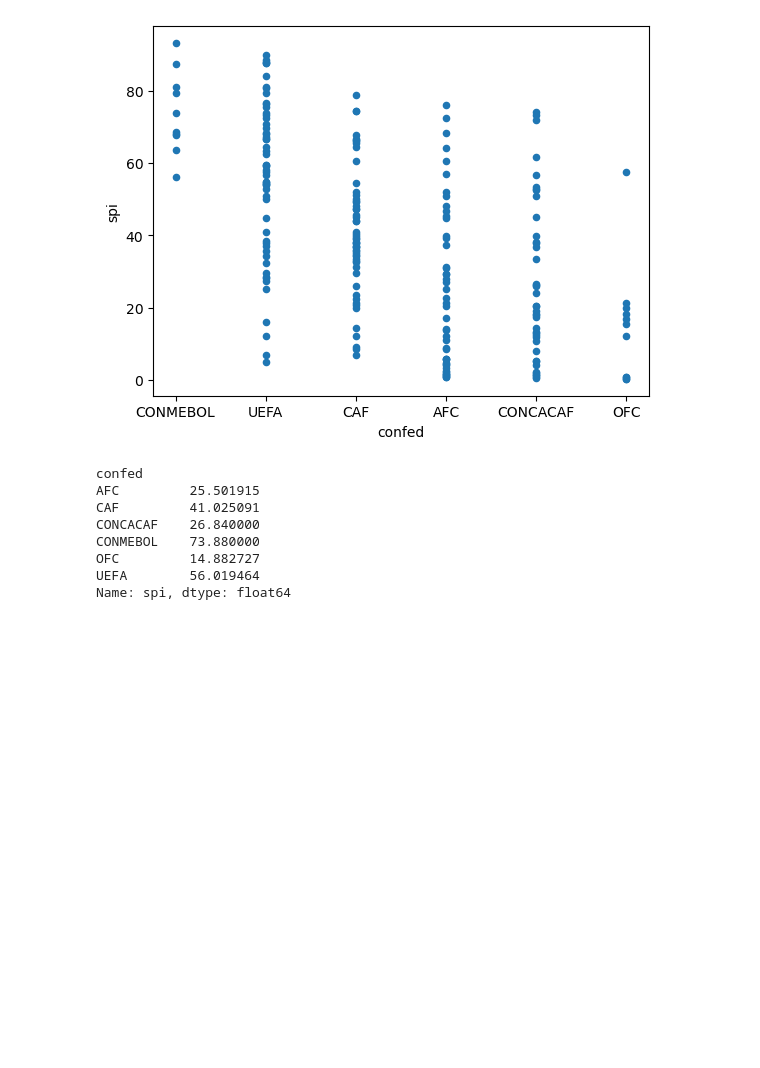
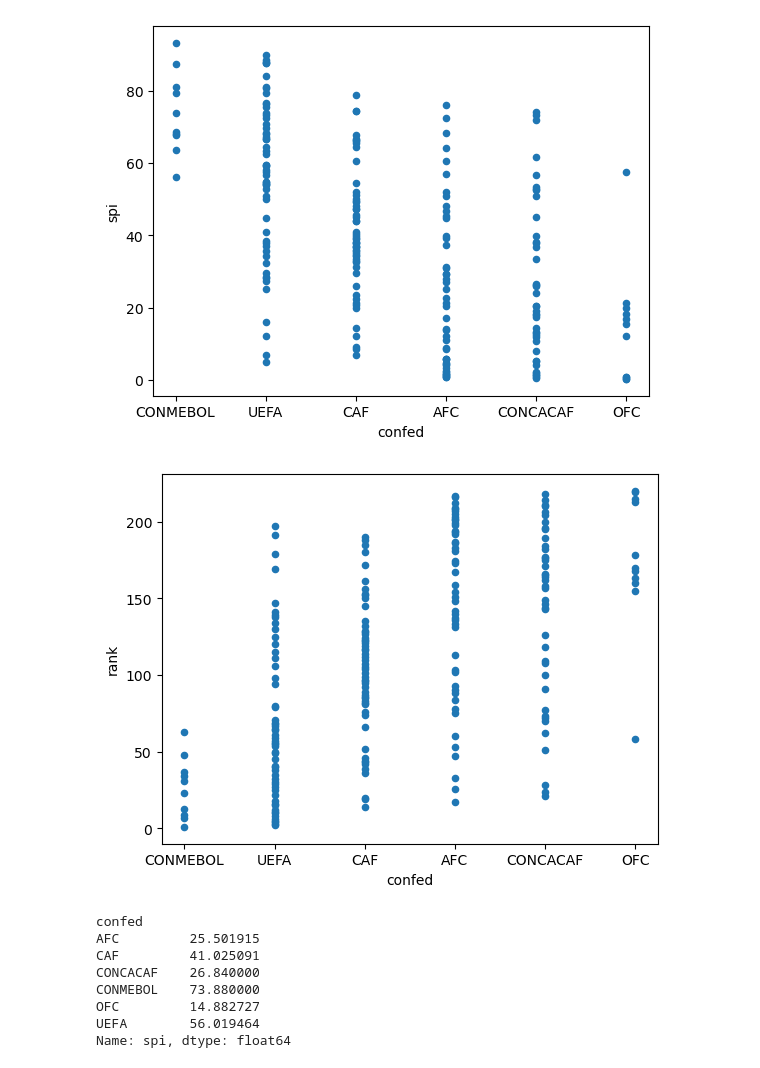
Before and after one commit to Lfickling/Lfickling.github.io, a Jupyter notebook: footballAnalysis.ipynb, the cells around one changed output. Saved outputs shown, nothing was run; the diff lists cells and outputs as text; code cells hidden in the pictures; blank space fills up the shorter version.

```diff
--- a/footballAnalysis.ipynb
+++ b/footballAnalysis.ipynb
@@ -121,6 +121,11 @@ intl.plot(x='confed', y='spi', kind = 'scatter')
 plt.savefig('SPIConfedLine.png')
 # %% [output]
 [figure]
+# %%
+intl.plot(x='confed', y='rank', kind = 'scatter')
+plt.savefig('RankConfedLine.png')
+# %% [output]
+[figure, added]
 # %%
 intl.groupby(['confed'])['spi'].mean()
 # %% [output]
```
Also changed, not shown: parts of 2 cells of this notebook, 4 other files.
